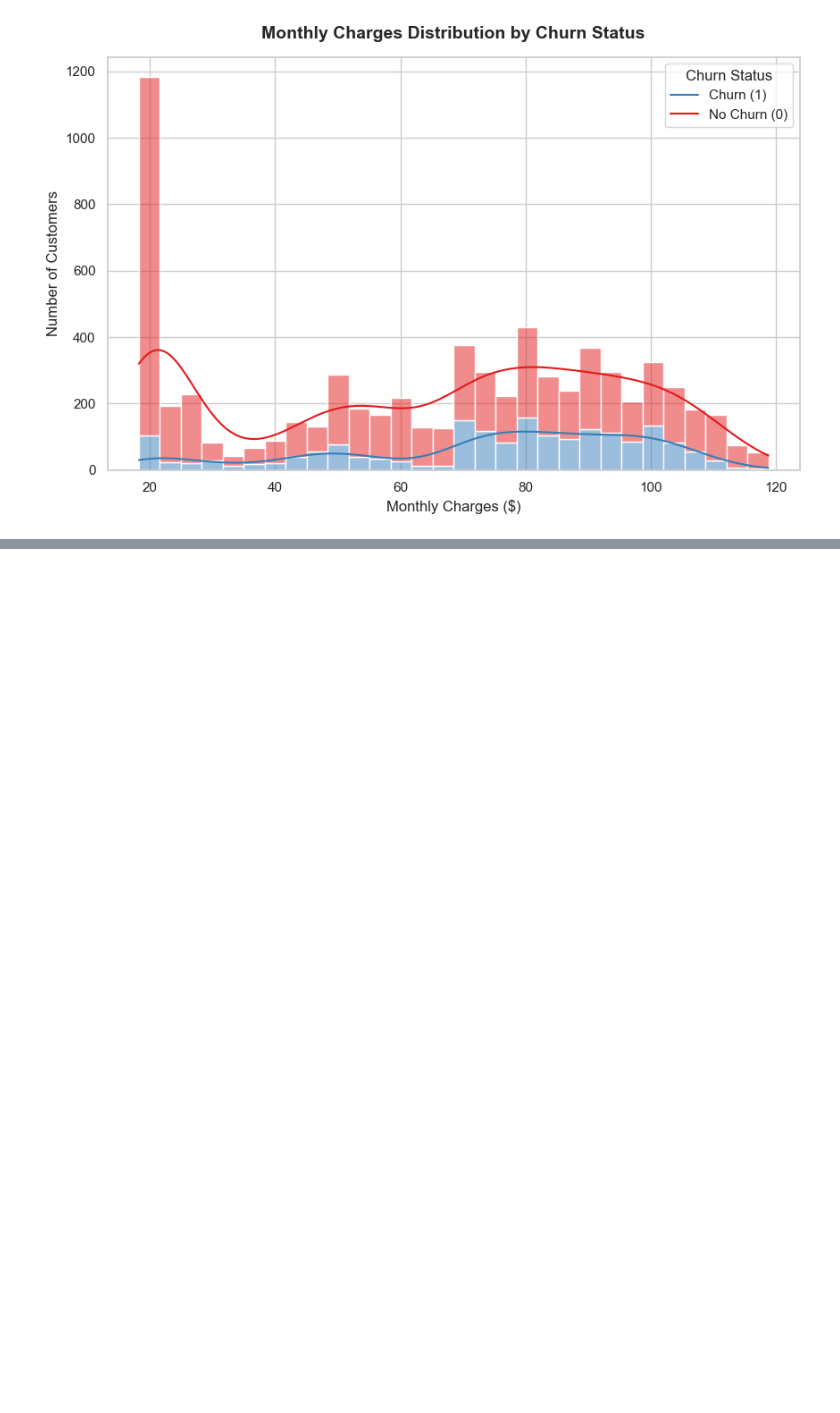
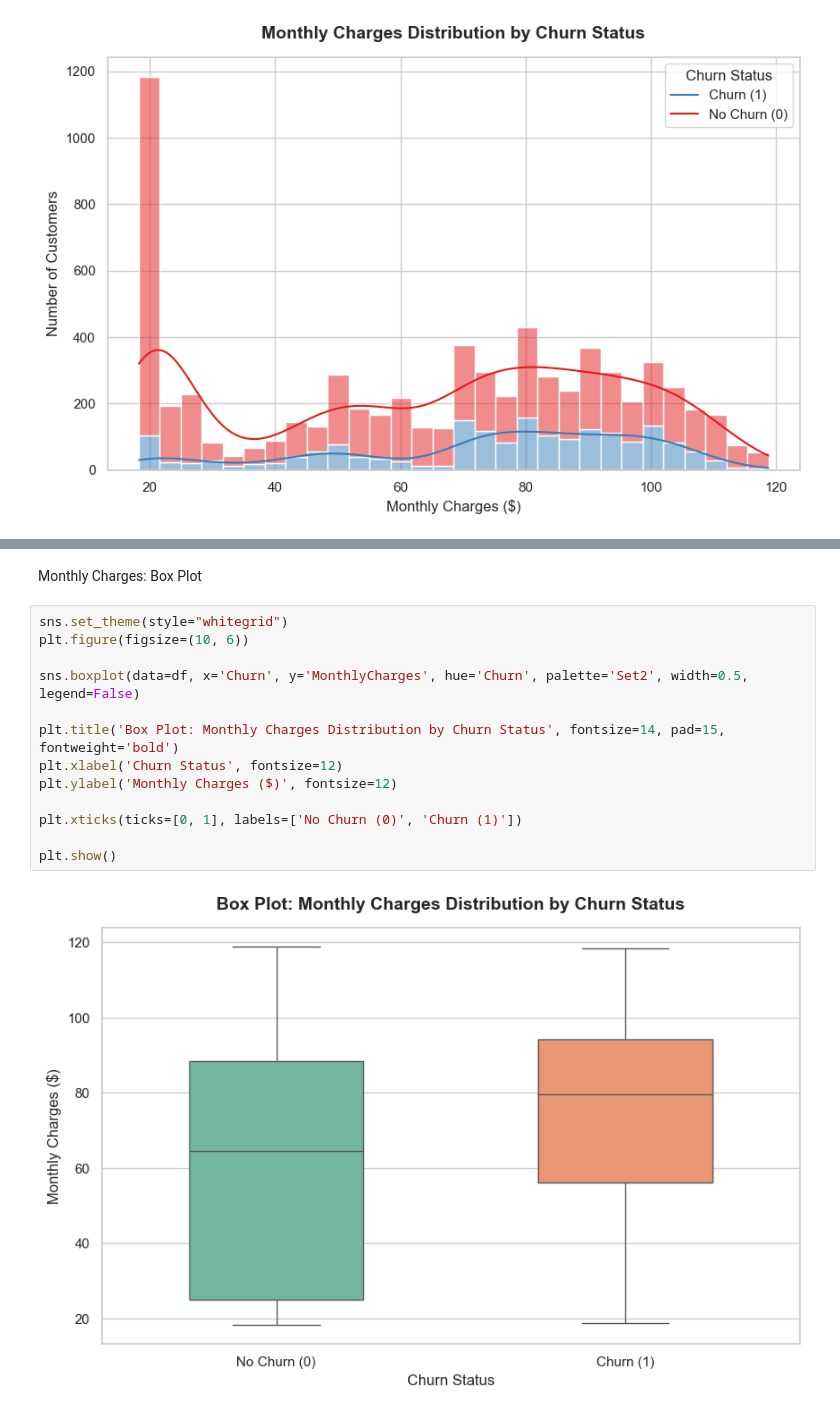
Before and after one commit to ifrathasanriyad/Customer-Churn-Prediction, a Jupyter notebook: notebooks/eda.ipynb, the cells around one changed output, grey strips where cells are left out. Drawn from its saved outputs; the diff is of its cells as text; blank space fills up the shorter version.

```diff
--- a/notebooks/eda.ipynb
+++ b/notebooks/eda.ipynb
@@ -251,0 +272,17 @@ plt.show()
+# %% [markdown]
+Monthly Charges: Box Plot
+# %%
+sns.set_theme(style="whitegrid")
+plt.figure(figsize=(10, 6))
+
+sns.boxplot(data=df, x='Churn', y='MonthlyCharges', hue='Churn', palette='Set2', width=0.5, legend=False)
+
+plt.title('Box Plot: Monthly Charges Distribution by Churn Status', fontsize=14, pad=15, fontweight='bold')
+plt.xlabel('Churn Status', fontsize=12)
+plt.ylabel('Monthly Charges ($)', fontsize=12)
+
+plt.xticks(ticks=[0, 1], labels=['No Churn (0)', 'Churn (1)'])
+
+plt.show()
+# %% [output]
+[figure, added]
```
Also changed, not shown: parts of 19 cells of this notebook.
